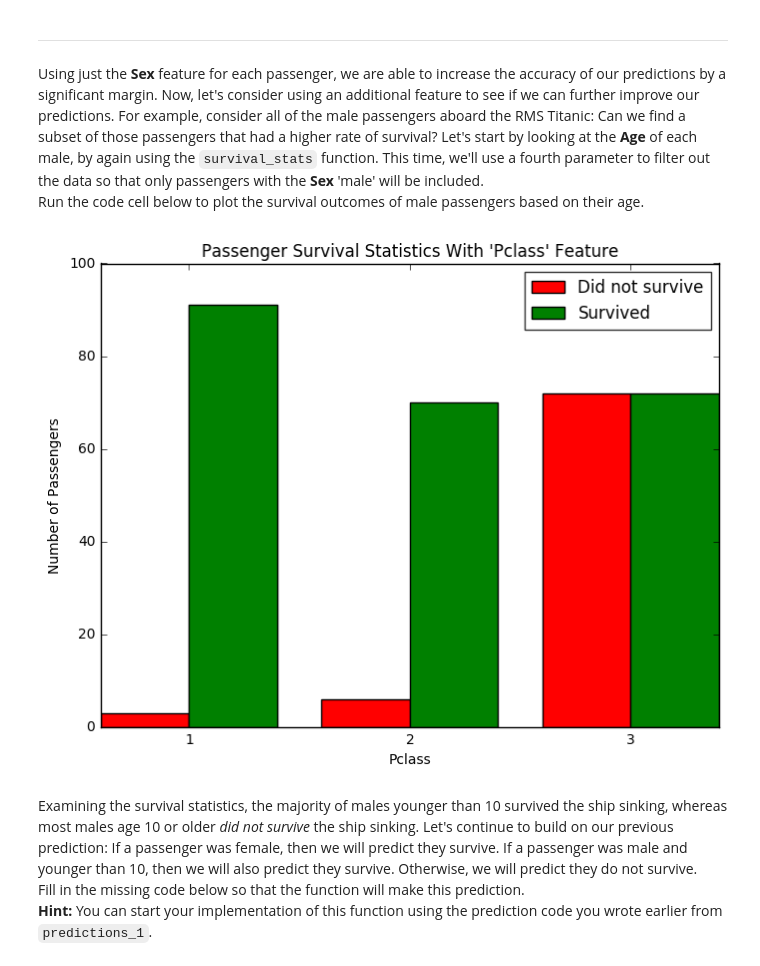
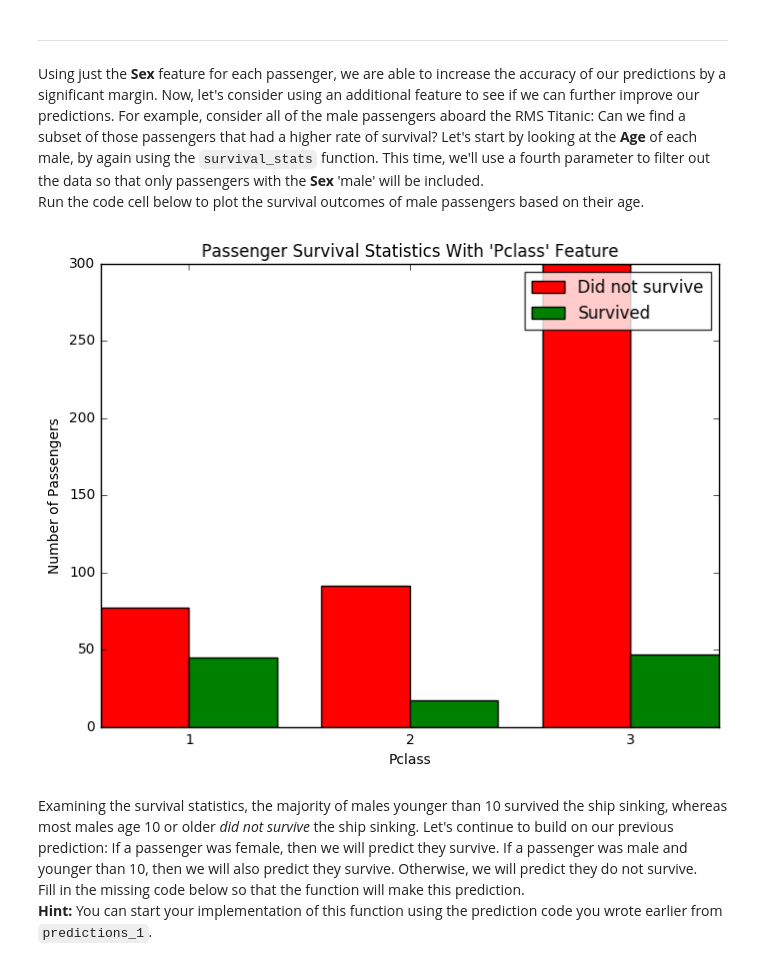
Before and after one commit to hrishiwaikar/Machine-Learning-Nano-Degree-Udacity, a Jupyter notebook: titanic_survival_exploration/titanic_survival_exploration.ipynb, the cells around one changed output. Drawn from its saved outputs; the diff is of its cells as text; code cells hidden in the pictures.

```diff
--- a/titanic_survival_exploration/titanic_survival_exploration.ipynb
+++ b/titanic_survival_exploration/titanic_survival_exploration.ipynb
@@ -168,9 +168,9 @@ Predictions have an accuracy of 78.68%.
 Using just the **Sex** feature for each passenger, we are able to increase the accuracy of our predictions by a significant margin. Now, let's consider using an additional feature to see if we can further improve our predictions. For example, consider all of the male passengers aboard the RMS Titanic: Can we find a subset of those passengers that had a higher rate of survival? Let's start by looking at the **Age** of each male, by again using the `survival_stats` function. This time, we'll use a fourth parameter to filter out the data so that only passengers with the **Sex** 'male' will be included.
 Run the code cell below to plot the survival outcomes of male passengers based on their age.
 # %%
-vs.survival_stats(data, outcomes, 'Pclass', ["Sex == 'female'"])
+vs.survival_stats(data, outcomes, 'Pclass', ["Sex == 'male'"])
 # %% [output]
-[figure, old version]
+[figure, new version]
 # %% [markdown]
 Examining the survival statistics, the majority of males younger than 10 survived the ship sinking, whereas most males age 10 or older *did not survive* the ship sinking. Let's continue to build on our previous prediction: If a passenger was female, then we will predict they survive. If a passenger was male and younger than 10, then we will also predict they survive. Otherwise, we will predict they do not survive.
 Fill in the missing code below so that the function will make this prediction.
```
Also changed, not shown: parts of 6 cells of this notebook, 1 other file.
